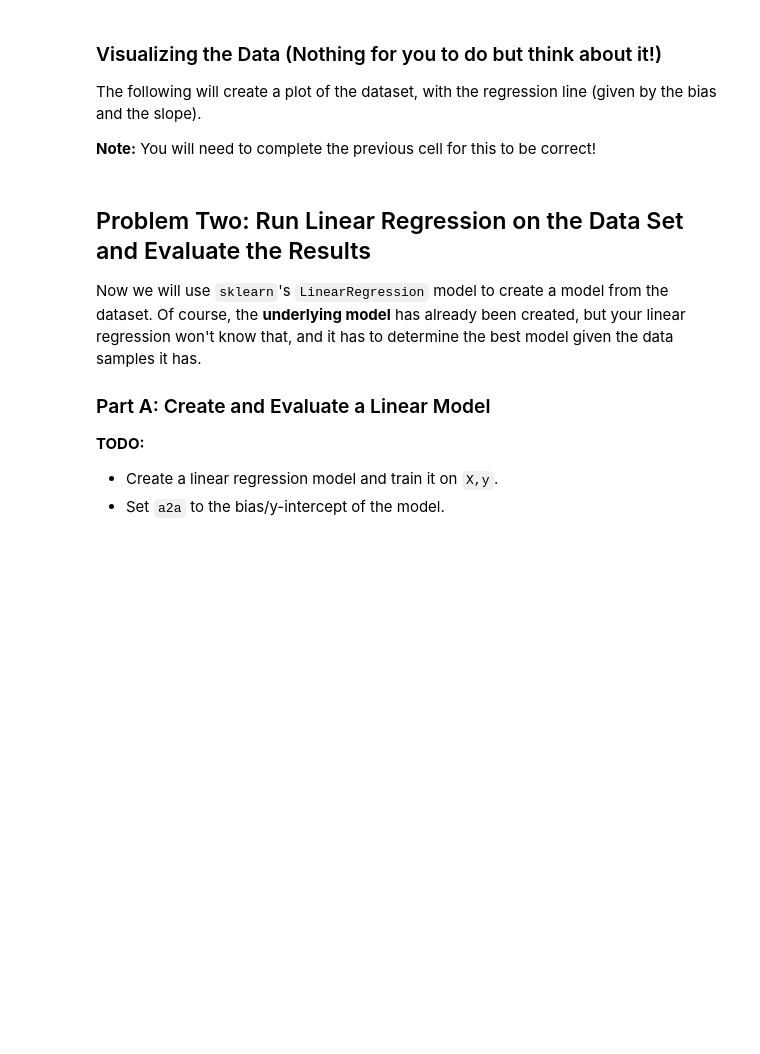
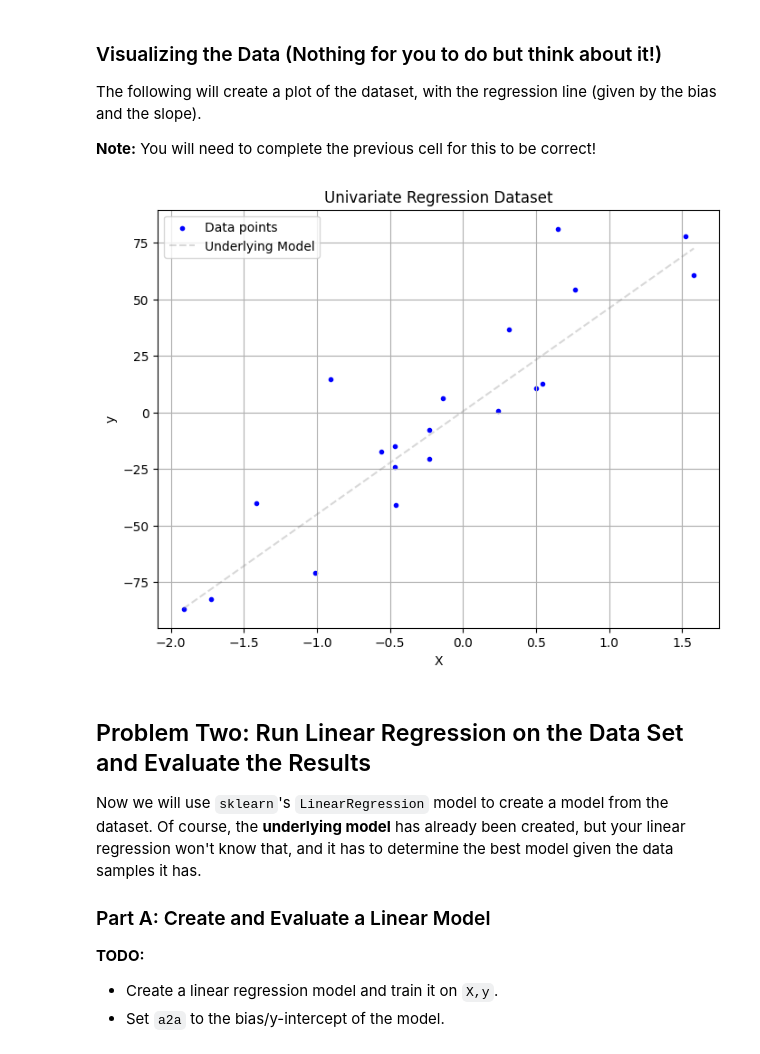
Before and after one commit to amc200092845471/Module-3-Assignments, a Jupyter notebook: Homework_02.ipynb, the cells around one changed output. Drawn from its saved outputs; the diff is of its cells as text; code cells hidden in the pictures; blank space fills up the shorter version.

```diff
--- a/Homework_02.ipynb
+++ b/Homework_02.ipynb
@@ -99,26 +99,28 @@ The following will create a plot of the dataset, with the regression line (given
 # %%
 # Plot the data points and the regression line
 
 #Noise or errors is the y dimension
 #Meaning all the points will follow the line of best fit.
 #The bias is the underlying model so the line of best fit shifts a little bit
 #Central limit theorem the more data points the more errors get cancelled out
 #Synthetic data it would depend and you would adjust it yourself
 #When calculating the slope the bias from the model is determined with the y and when using the slope its using the x and the y
 #So the bias wont change because of the model and the measurement capturing the data.
 #If you remove the seed then it can change the model itself. Cant do anything about the underlying error
-
+bias = 0.5
 if a1b != 0:        # If you answered the previous questions!
 
     plt.figure(figsize=(8, 6))
     plt.scatter(X, y, color='blue',label="Data points",marker='.')
     plt.plot(a1a,[bias+a1b*a1a[0],bias+a1b*a1a[1]], color="grey", alpha=0.3,label="Underlying Model",linestyle='--')
     plt.xlabel("X")
     plt.ylabel("y")
     plt.title("Univariate Regression Dataset")
     plt.legend()
     plt.grid(True)
     plt.show()
+# %% [output]
+[figure, added]
 # %% [markdown]
 ## Problem Two: Run Linear Regression on the Data Set and Evaluate the Results
 
```
Also changed, not shown: parts of 12 cells of this notebook.
